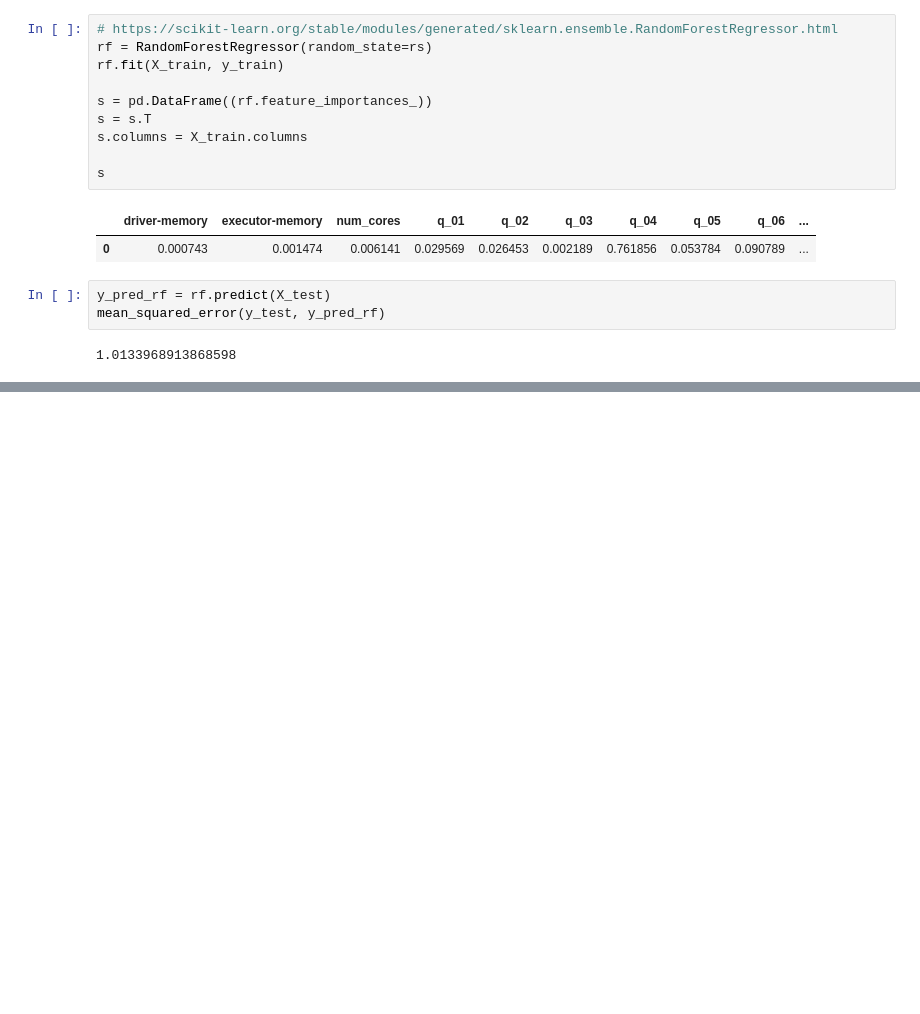
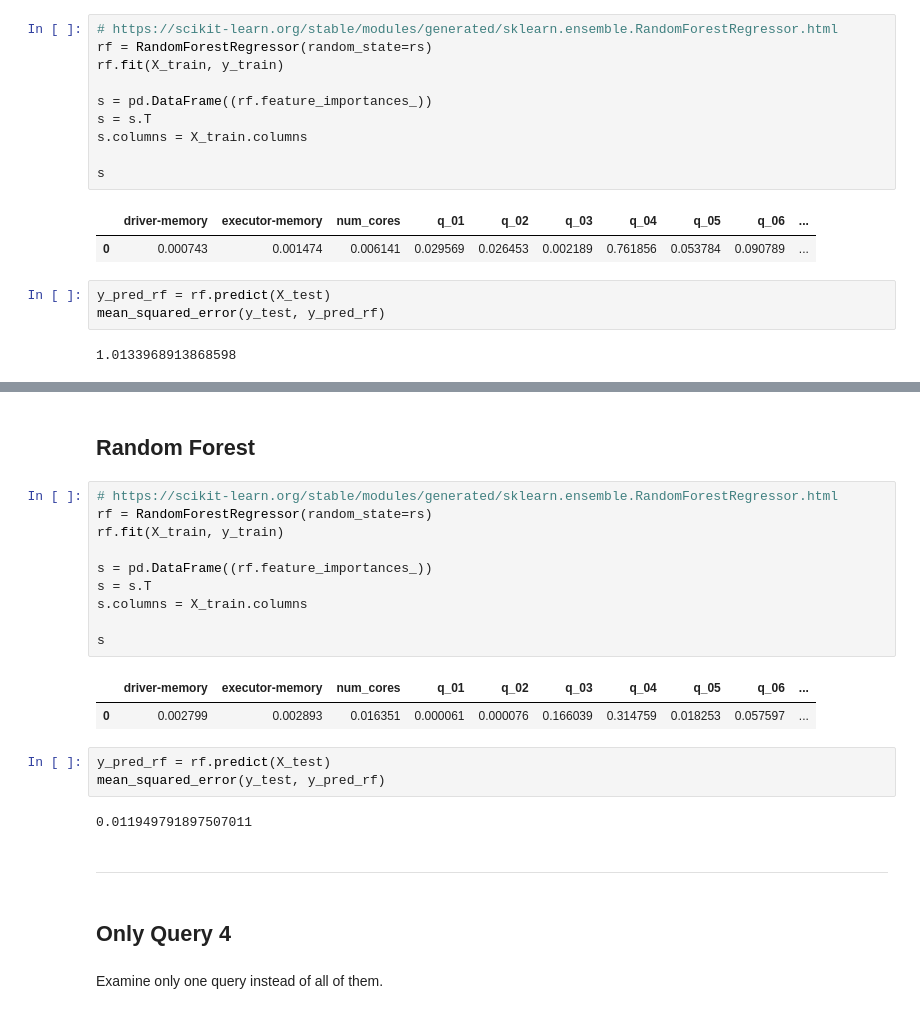
Before and after one commit to ajmal017/spark-jvm-ml, a Jupyter notebook: ml_models-new_data.ipynb, the cells around one changed output, grey strips where cells are left out. Saved outputs shown, nothing was run; the diff lists cells and outputs as text; blank space fills up the shorter version.

```diff
--- a/ml_models-new_data.ipynb
+++ b/ml_models-new_data.ipynb
@@ -278,0 +316,26 @@ mean_squared_error(y_test, y_pred_rf)
+# %% [markdown]
+## Random Forest
+# %%
+# https://scikit-learn.org/stable/modules/generated/sklearn.ensemble.RandomForestRegressor.html
+rf = RandomForestRegressor(random_state=rs)
+rf.fit(X_train, y_train)
+
+s = pd.DataFrame((rf.feature_importances_))
+s = s.T
+s.columns = X_train.columns
+
+s
+# %% [output]
+|  | driver-memory | executor-memory | num_cores | q_01 | q_02 | q_03 | q_04 | q_05 | q_06 | ... |
+| 0 | 0.002799 | 0.002893 | 0.016351 | 0.000061 | 0.000076 | 0.166039 | 0.314759 | 0.018253 | 0.057597 | ... |
+# %%
+y_pred_rf = rf.predict(X_test)
+mean_squared_error(y_test, y_pred_rf)
+# %% [output]
+0.011949791897507011
+# %% [markdown]
+----------
+# %% [markdown]
+## Only Query 4
+# %% [markdown]
+Examine only one query instead of all of them.
```
Also changed, not shown: parts of 31 cells of this notebook.
